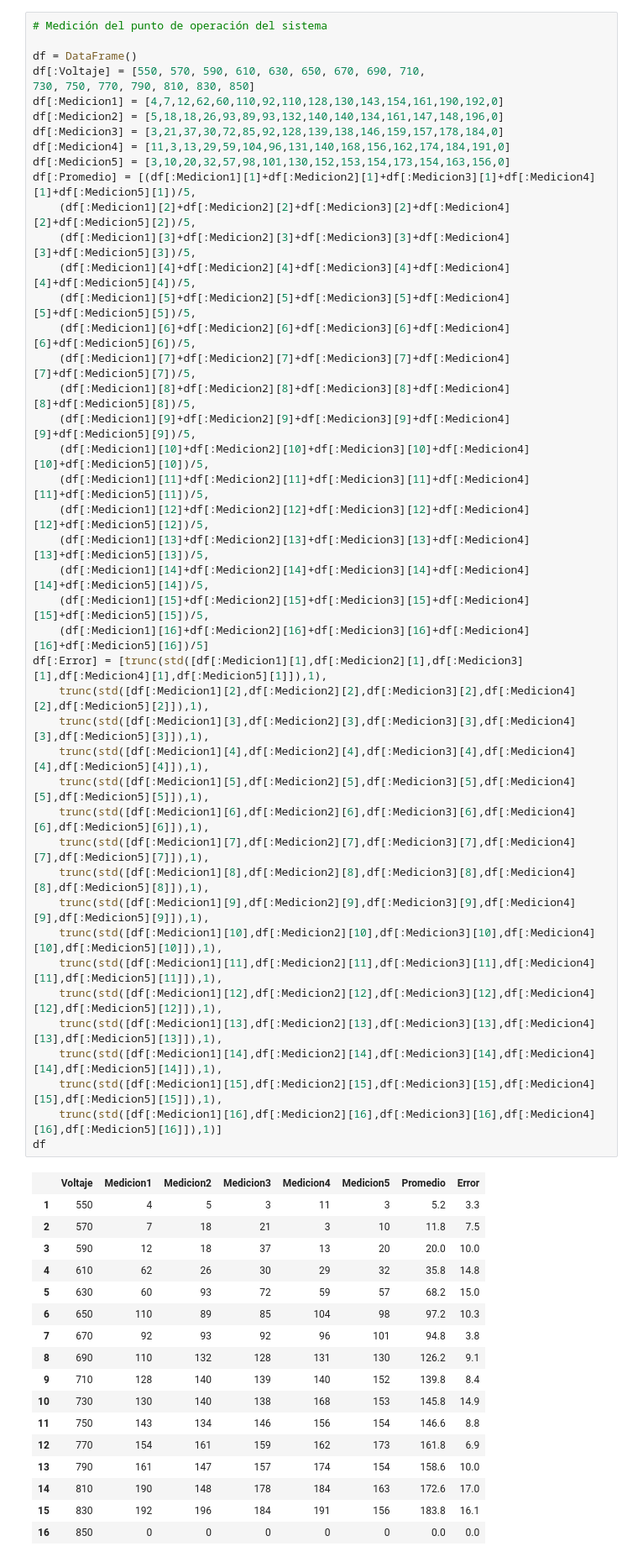
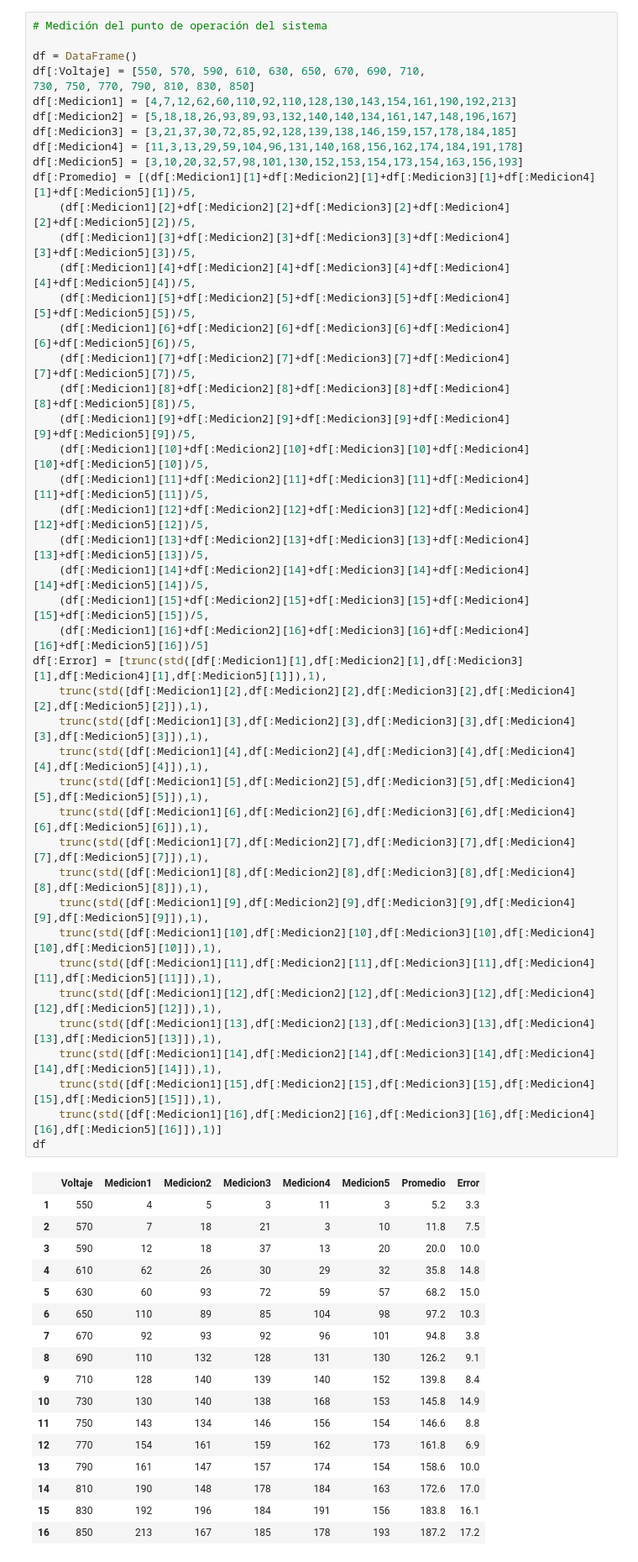
Before and after one commit to FavioVazquez/DeteccionRayosCosmicos-PCF, a Jupyter notebook: LaboratorioMuones/Medición - Punto de operación.ipynb, the cells around one changed output. Shown at 84% size. Saved outputs shown, nothing was run; the diff lists cells and outputs as text.

```diff
--- a/LaboratorioMuones/Medición - Punto de operación.ipynb
+++ b/LaboratorioMuones/Medición - Punto de operación.ipynb
@@ -14,11 +10,11 @@ Se utilizó un arreglo de centelladoras, llamado arreglo de coincidencias, con e
 df = DataFrame()
 df[:Voltaje] = [550, 570, 590, 610, 630, 650, 670, 690, 710,
 730, 750, 770, 790, 810, 830, 850]
-df[:Medicion1] = [4,7,12,62,60,110,92,110,128,130,143,154,161,190,192,0]
-df[:Medicion2] = [5,18,18,26,93,89,93,132,140,140,134,161,147,148,196,0]
-df[:Medicion3] = [3,21,37,30,72,85,92,128,139,138,146,159,157,178,184,0]
-df[:Medicion4] = [11,3,13,29,59,104,96,131,140,168,156,162,174,184,191,0]
-df[:Medicion5] = [3,10,20,32,57,98,101,130,152,153,154,173,154,163,156,0]
+df[:Medicion1] = [4,7,12,62,60,110,92,110,128,130,143,154,161,190,192,213]
+df[:Medicion2] = [5,18,18,26,93,89,93,132,140,140,134,161,147,148,196,167]
+df[:Medicion3] = [3,21,37,30,72,85,92,128,139,138,146,159,157,178,184,185]
+df[:Medicion4] = [11,3,13,29,59,104,96,131,140,168,156,162,174,184,191,178]
+df[:Medicion5] = [3,10,20,32,57,98,101,130,152,153,154,173,154,163,156,193]
 df[:Promedio] = [(df[:Medicion1][1]+df[:Medicion2][1]+df[:Medicion3][1]+df[:Medicion4][1]+df[:Medicion5][1])/5,
     (df[:Medicion1][2]+df[:Medicion2][2]+df[:Medicion3][2]+df[:Medicion4][2]+df[:Medicion5][2])/5,
     (df[:Medicion1][3]+df[:Medicion2][3]+df[:Medicion3][3]+df[:Medicion4][3]+df[:Medicion5][3])/5,
@@ -42,34 +38,34 @@ df[:Error] = [trunc(std([df[:Medicion1][1],df[:Medicion2][1],df[:Medicion3][1],d
     trunc(std([df[:Medicion1][5],df[:Medicion2][5],df[:Medicion3][5],df[:Medicion4][5],df[:Medicion5][5]]),1),
     trunc(std([df[:Medicion1][6],df[:Medicion2][6],df[:Medicion3][6],df[:Medicion4][6],df[:Medicion5][6]]),1),
     trunc(std([df[:Medicion1][7],df[:Medicion2][7],df[:Medicion3][7],df[:Medicion4][7],df[:Medicion5][7]]),1),
     trunc(std([df[:Medicion1][8],df[:Medicion2][8],df[:Medicion3][8],df[:Medicion4][8],df[:Medicion5][8]]),1),
     trunc(std([df[:Medicion1][9],df[:Medicion2][9],df[:Medicion3][9],df[:Medicion4][9],df[:Medicion5][9]]),1),
     trunc(std([df[:Medicion1][10],df[:Medicion2][10],df[:Medicion3][10],df[:Medicion4][10],df[:Medicion5][10]]),1),
     trunc(std([df[:Medicion1][11],df[:Medicion2][11],df[:Medicion3][11],df[:Medicion4][11],df[:Medicion5][11]]),1),
     trunc(std([df[:Medicion1][12],df[:Medicion2][12],df[:Medicion3][12],df[:Medicion4][12],df[:Medicion5][12]]),1),
     trunc(std([df[:Medicion1][13],df[:Medicion2][13],df[:Medicion3][13],df[:Medicion4][13],df[:Medicion5][13]]),1),
     trunc(std([df[:Medicion1][14],df[:Medicion2][14],df[:Medicion3][14],df[:Medicion4][14],df[:Medicion5][14]]),1),
     trunc(std([df[:Medicion1][15],df[:Medicion2][15],df[:Medicion3][15],df[:Medicion4][15],df[:Medicion5][15]]),1),
     trunc(std([df[:Medicion1][16],df[:Medicion2][16],df[:Medicion3][16],df[:Medicion4][16],df[:Medicion5][16]]),1)]
 df
 # %% [output]
 |  | Voltaje | Medicion1 | Medicion2 | Medicion3 | Medicion4 | Medicion5 | Promedio | Error |
 | 1 | 550 | 4 | 5 | 3 | 11 | 3 | 5.2 | 3.3 |
 | 2 | 570 | 7 | 18 | 21 | 3 | 10 | 11.8 | 7.5 |
 | 3 | 590 | 12 | 18 | 37 | 13 | 20 | 20.0 | 10.0 |
 | 4 | 610 | 62 | 26 | 30 | 29 | 32 | 35.8 | 14.8 |
 | 5 | 630 | 60 | 93 | 72 | 59 | 57 | 68.2 | 15.0 |
 | 6 | 650 | 110 | 89 | 85 | 104 | 98 | 97.2 | 10.3 |
 | 7 | 670 | 92 | 93 | 92 | 96 | 101 | 94.8 | 3.8 |
 | 8 | 690 | 110 | 132 | 128 | 131 | 130 | 126.2 | 9.1 |
 | 9 | 710 | 128 | 140 | 139 | 140 | 152 | 139.8 | 8.4 |
 | 10 | 730 | 130 | 140 | 138 | 168 | 153 | 145.8 | 14.9 |
 | 11 | 750 | 143 | 134 | 146 | 156 | 154 | 146.6 | 8.8 |
 | 12 | 770 | 154 | 161 | 159 | 162 | 173 | 161.8 | 6.9 |
 | 13 | 790 | 161 | 147 | 157 | 174 | 154 | 158.6 | 10.0 |
 | 14 | 810 | 190 | 148 | 178 | 184 | 163 | 172.6 | 17.0 |
 | 15 | 830 | 192 | 196 | 184 | 191 | 156 | 183.8 | 16.1 |
-| 16 | 850 | 0 | 0 | 0 | 0 | 0 | 0.0 | 0.0 |
+| 16 | 850 | 213 | 167 | 185 | 178 | 193 | 187.2 | 17.2 |
 # %%
 # Plot
 #Gadfly
```
Also changed, not shown: parts of 9 cells of this notebook, 2 other files.
